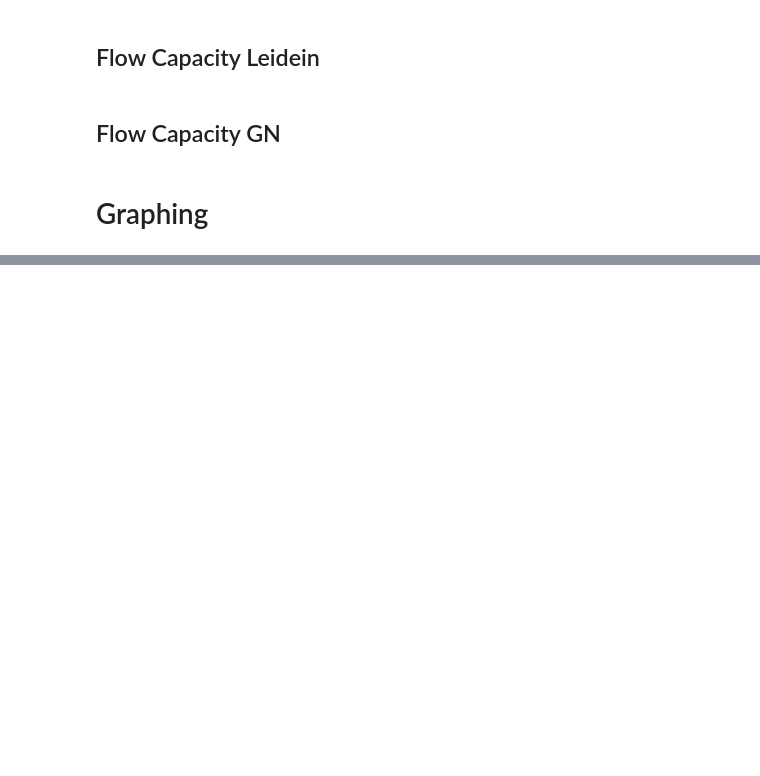
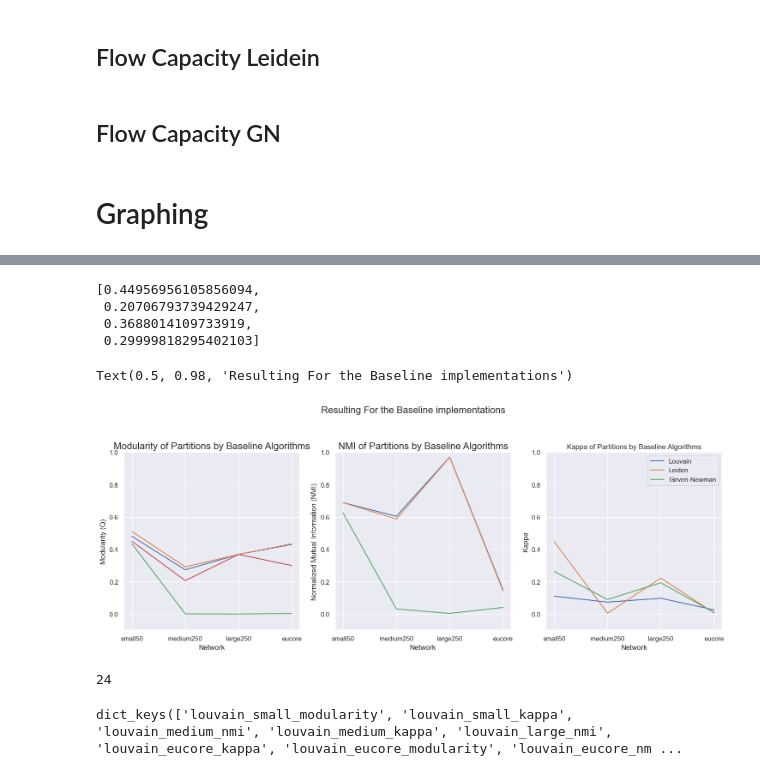
Before and after one commit to felipefbcintra/Bachelor-End-Project, a Jupyter notebook: Experiments.ipynb, the cells around one changed output, grey strips where cells are left out. Drawn from its saved outputs; the diff is of its cells as text; code cells hidden in the pictures; blank space fills up the shorter version.

Commit message:
results

```diff
--- a/Experiments.ipynb
+++ b/Experiments.ipynb
@@ -941,0 +944,19 @@ Text(0.5, 1.0, 'Modularity of Partitions by Baseline Algorithms')
+# %%
+louvain_nmi = [res[k]["a_nmi"] for k in louvain ][0:4]
+leiden_nmi = [res[k]["a_nmi"] for k in leiden ]
+gn_nmi = [res[k]["a_nmi"] for k in gn ]
+# %%
+louvain_kappa = [res[k]["a_kappa"] for k in louvain ][0:4]
+leiden_kappa = [res[k]["a_kappa"] for k in leiden ]
+gn_kappa = [res[k]["a_kappa"] for k in gn ]
+# %%
+x_labels = ["small50", "medium250","large250", "eucore"]
+# %%
+def mod_graph(G):
+    ground = {frozenset(G.nodes[v]["community"]) for v in G}
+    mod = nx.community.modularity(G, ground)
+    return mod
+
+x =[mod_graph(G) for G in [G_small, G_medium, G_large]]
+x.append( 0.29999818295402103)
+base_mods = x
@@ -941,0 +965,54 @@ Text(0.5, 1.0, 'Modularity of Partitions by Baseline Algorithms')
+# %%
+base_mods
+# %% [output]
+[0.44956956105856094,
+ 0.20706793739429247,
+ 0.3688014109733919,
+ 0.29999818295402103]
+# %%
+fig, ax = plt.subplots(1,3, figsize=(18,6))
+
+ax[0].plot(x_labels, louvain_mod)
+ax[0].plot(x_labels, leiden_mod)
+ax[0].plot(x_labels, gn_mod)
+ax[0].plot(x_labels, base_mods)
+
+plt.legend(["Louvain", "Leiden", "Girven-Newman", "Real Modularity"])
+ax[0].set_ylabel("Modularity (Q)")
+ax[0].set_xlabel("Network")
+ax[0].set_ylim(-0.1,1)
+ax[0].set_title("Modularity of Partitions by Baseline Algorithms", fontsize=16)
+
+ax[1].plot(x_labels, louvain_nmi)
+ax[1].plot(x_labels, leiden_nmi)
+ax[1].plot(x_labels, gn_nmi)
+
+
+plt.legend(["Louvain", "Leiden", "Girven-Newman", "Real Modularity"])
+ax[1].set_ylabel("Normalized Mutual Information (NMI)")
+ax[1].set_xlabel("Network")
+ax[1].set_ylim(-0.1,1)
+ax[1].set_title("NMI of Partitions by Baseline Algorithms", fontsize=16)
+
+
+ax[2].plot(x_labels, louvain_kappa)
+ax[2].plot(x_labels, leiden_kappa)
+ax[2].plot(x_labels, gn_kappa)
+ax[2].set_ylim(-0.1,1)
+
+
+plt.legend(["Louvain", "Leiden", "Girven-Newman"])
+ax[2].set_ylabel("Kappa")
+ax[2].set_xlabel("Network")
+plt.title("Kappa of Partitions by Baseline Algorithms", fontsize=12)
+
+
+plt.subplots_adjust(top=0.8)
+plt.suptitle("Resulting For the Baseline implementations", fontsize=16)
+# %% [output]
+Text(0.5, 0.98, 'Resulting For the Baseline implementations')
+[figure, added]
+# %%
+len(res_flow_capacity)
+# %% [output]
+24
@@ -941,0 +1034,4 @@ Text(0.5, 1.0, 'Modularity of Partitions by Baseline Algorithms')
+# %%
+res_flow_capacity.keys()
+# %% [output]
+dict_keys(['louvain_small_modularity', 'louvain_small_kappa', 'louvain_medium_nmi', 'louvain_medium_kappa', 'louvain_large_nmi', 'louvain_eucore_kappa', 'louvain_eucore_modularity', 'louvain_eucore_nm ...
```
Also changed, not shown: parts of 34 cells of this notebook, 9 other files.
